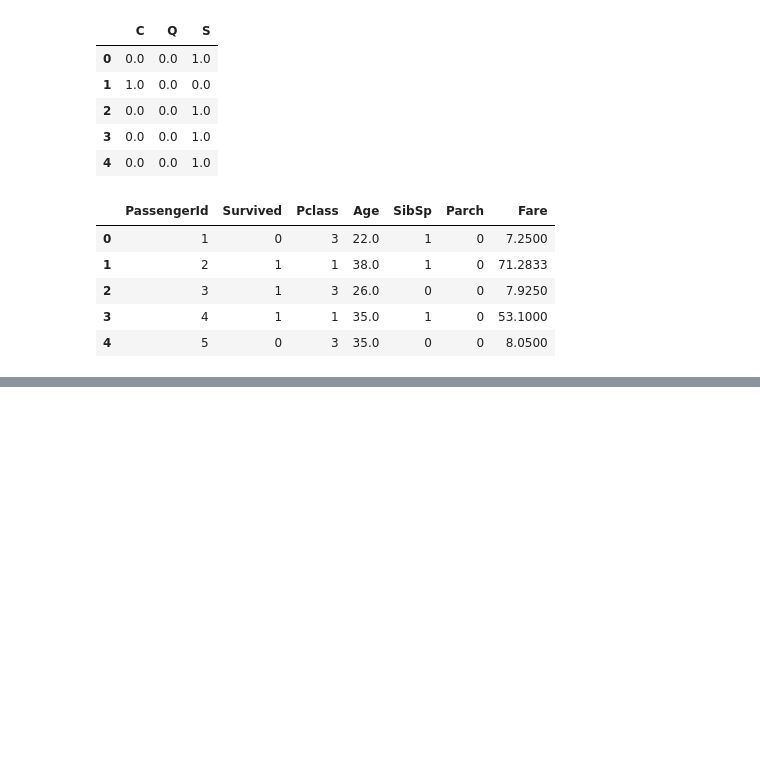
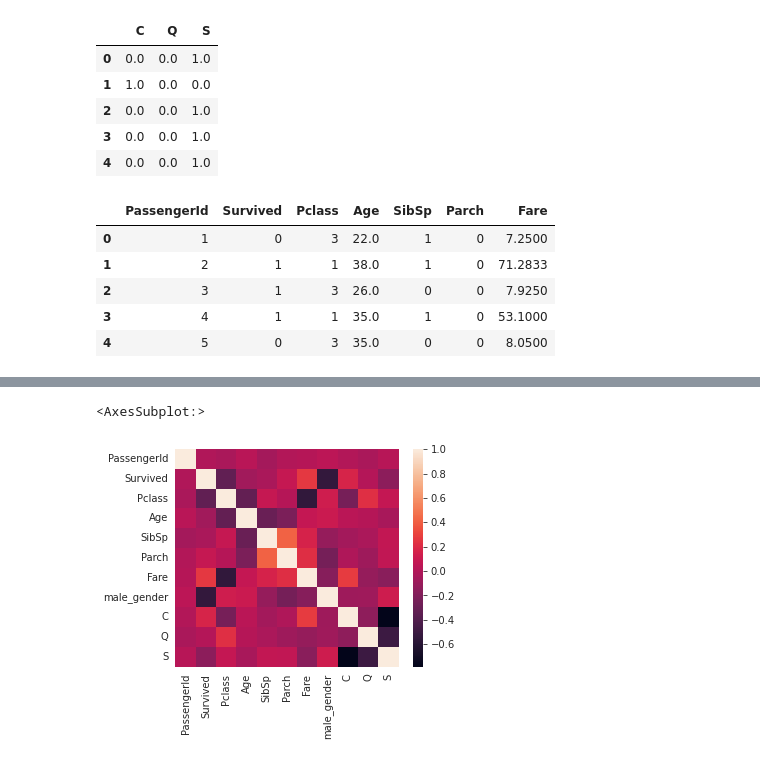
Before and after one commit to apratsunrthd/Python-for-Data-Science, a Jupyter notebook: Part2/03_03_logistic_regression.ipynb, the cells around one changed output, grey strips where cells are left out. Cells and saved outputs as stored; diff of their text form; code cells hidden in the pictures; blank space fills up the shorter version.

```diff
--- a/Part2/03_03_logistic_regression.ipynb
+++ b/Part2/03_03_logistic_regression.ipynb
@@ -258,3 +258,8 @@ titanic_dmy[:5]
 | 2 | 3.0 | 1.0 | 3.0 | 26.0 | 0.0 | 0.0 | 7.9250 | 0.0 | 0.0 | 0.0 | ... |
 | 3 | 4.0 | 1.0 | 1.0 | 35.0 | 1.0 | 0.0 | 53.1000 | 0.0 | 0.0 | 0.0 | ... |
 | 4 | 5.0 | 0.0 | 3.0 | 35.0 | 0.0 | 0.0 | 8.0500 | 1.0 | 0.0 | 0.0 | ... |
+# %%
+sb.heatmap(titanic_dmy.corr())
+# %% [output]
+<AxesSubplot:>
+[figure, added]
```
Also changed, not shown: parts of 15 cells of this notebook.
